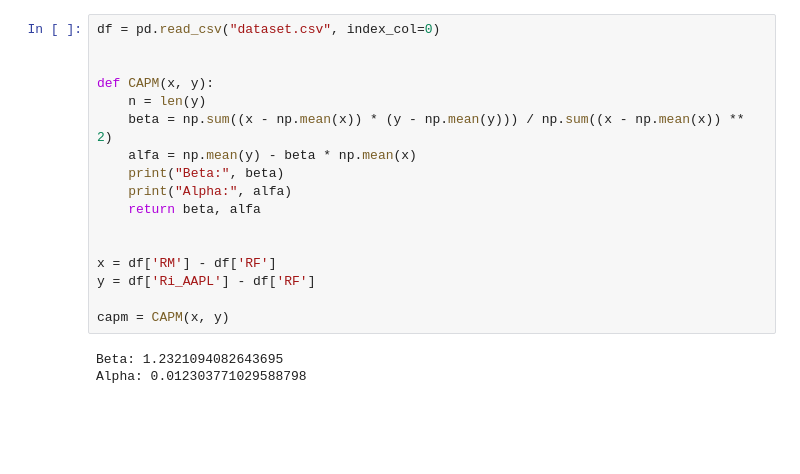
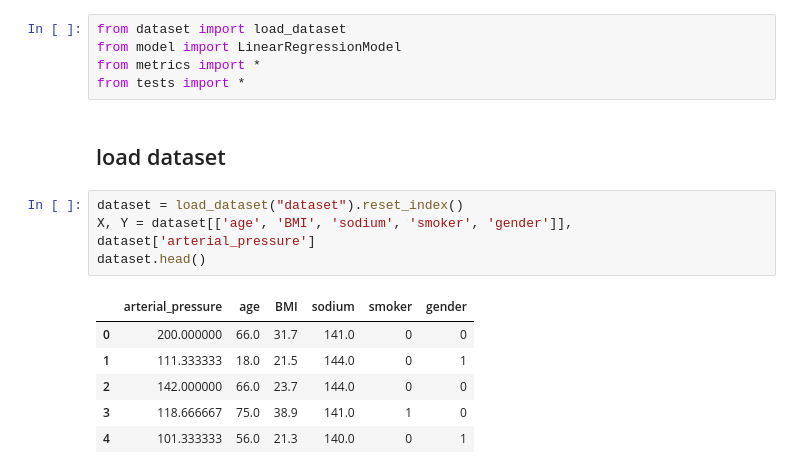
Before and after one commit to eghosa02/regression, a Jupyter notebook: main.ipynb, the cells around one changed output. Drawn from its saved outputs; the diff is of its cells as text; blank space fills up the shorter version.

```diff
--- a/main.ipynb
+++ b/main.ipynb
@@ -65,21 +1,19 @@ df_merged.to_csv("dataset.csv")
-# %%
-df = pd.read_csv("dataset.csv", index_col=0)
-
-
-def CAPM(x, y):
-    n = len(y)
-    beta = np.sum((x - np.mean(x)) * (y - np.mean(y))) / np.sum((x - np.mean(x)) ** 2)
-    alfa = np.mean(y) - beta * np.mean(x)
-    print("Beta:", beta)
-    print("Alpha:", alfa)
-    return beta, alfa
-
-
-x = df['RM'] - df['RF']
-y = df['Ri_AAPL'] - df['RF']
-
-capm = CAPM(x, y)
-# %% [output]
-Beta: 1.2321094082643695
-Alpha: 0.012303771029588798
+# %%
+from dataset import load_dataset
+from model import LinearRegressionModel
+from metrics import *
+from tests import *
+# %% [markdown]
+## load dataset
+# %%
+dataset = load_dataset("dataset").reset_index()
+X, Y = dataset[['age', 'BMI', 'sodium', 'smoker', 'gender']], dataset['arterial_pressure']
+dataset.head()
+# %% [output]
+|  | arterial_pressure | age | BMI | sodium | smoker | gender |
+| 0 | 200.000000 | 66.0 | 31.7 | 141.0 | 0 | 0 |
+| 1 | 111.333333 | 18.0 | 21.5 | 144.0 | 0 | 1 |
+| 2 | 142.000000 | 66.0 | 23.7 | 144.0 | 0 | 0 |
+| 3 | 118.666667 | 75.0 | 38.9 | 141.0 | 1 | 0 |
+| 4 | 101.333333 | 56.0 | 21.3 | 140.0 | 0 | 1 |
 # %% [markdown]
```
Also changed, not shown: parts of 13 cells of this notebook, 3 other files.
